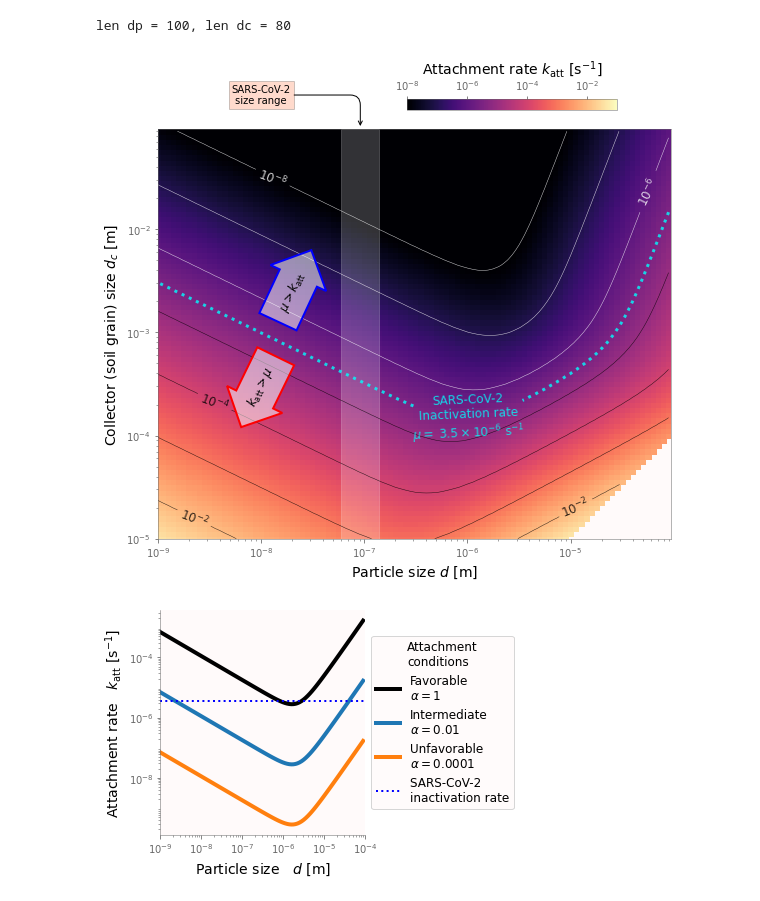
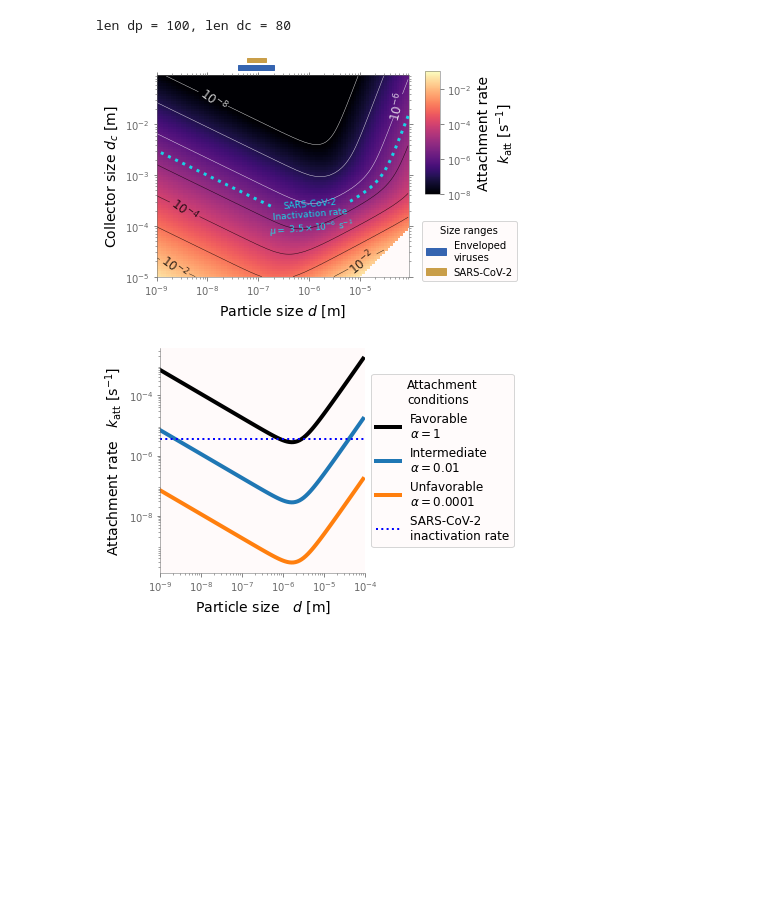
Before and after one commit to edsaac/bioparticle, a Jupyter notebook: notebooks/Concepts/Dec2022Review/AttachmentRate_Fields.ipynb, the cells around one changed output. Drawn from its saved outputs; the diff is of its cells as text; code cells hidden in the pictures; blank space fills up the shorter version.

```diff
--- a/notebooks/Concepts/Dec2022Review/AttachmentRate_Fields.ipynb
+++ b/notebooks/Concepts/Dec2022Review/AttachmentRate_Fields.ipynb
@@ -11,7 +9,7 @@ from math import floor, log10
 from os import system
 
 ''' GLOBAL CONSTANTS '''
-PI = 3.141592
+PI = np.pi
 BOLTZMANN = 1.380649E-23 #N·m/K
 TEMP = 10 + 273.15 #K
 g = 9.81 #m/s²
@@ -150,6 +150,6 @@ import matplotlib.ticker as ticker
 plt.style.use(f'/home/edsaa/Repositories/ReactiveBiomass/misc/edwin.mplstyle')
 # %%
-fig, ax = plt.subplots(figsize=(10,8))
+fig, ax = plt.subplots(figsize=(6,6))
 img = ax.pcolormesh(
     dpx, dcx,
     katt,
@@ -157,11 +157,11 @@ img = ax.pcolormesh(
     norm=colors.LogNorm(vmin=1e-8, vmax=1e-1))
 
 plt.colorbar(img,ax=ax,
-    orientation='horizontal',
-    location='top',
-    label=r"Attachment rate $k_{\rm att}$ [s$^{{-1}}$]",
-    shrink=0.3,
-    anchor=(0.7,-0.1))
+    orientation='vertical',
+    location='right',
+    label="Attachment rate\n" + r"$k_{\rm att}$ [s$^{{-1}}$]",
+    shrink=0.3, aspect=8,
+    anchor=(0.0, 0.65))
 
 cs = ax.contour(dpx,dcx,katt,
     np.power(10.0, np.arange(-8,0,1)),
@@ -173,55 +173,70 @@ cs = ax.contour(dpx,dcx,katt,
 cs_decay = ax.contour(dpx,dcx,katt,
     [decayRate],
     colors='cyan',
     alpha=0.8,
     linewidths=3.0,
     linestyles="dotted",
     norm=colors.LogNorm(vmin=1e-7*alpha, vmax=1e2*alpha))
 
 ax.set_yscale('log')
 ax.set_xscale('log')
 ax.set_aspect('equal')
 ax.set_xlabel(r"Particle size $d$ [m]")
-ax.set_ylabel(r"Collector (soil grain) size $d_c$ [m]")
+ax.set_ylabel(r"Collector size $d_c$ [m]")
 
 ax.clabel(cs, cs.levels[::2], inline=True, fmt=p_notation,
     fontsize=12,
     colors=[*"wwkkkk"])
 
 ax.clabel(cs_decay, cs_decay.levels, inline=True,
     fmt= lambda x: f"SARS-CoV-2\nInactivation rate\n$\mu =$ {sci_notation(x)} s$^{{-1}}$",
-    fontsize=12, manual=[(1e-6, 2e-4)])
+    fontsize=9, manual=[(1e-6, 2e-4)])
 
-ax.spines.top.set_visible(True)
+## Virus size
+
+rect_envirus = Rectangle(
+    (40e-9, 1.2e-1),
+    width=200e-9 - 40e-9, height=3e-2, clip_on=False,
+    fc="#3564b0", ec="#3564b0", label="Enveloped\nviruses")
+
+rect_sars = Rectangle(
+    (dpVirus[0], 1.1e-1 + 6e-2),
+    width=dpVirus[1] - dpVirus[0], height=3e-2, clip_on=False,
+    fc="#c99e49", ec="#c99e49", label="SARS-CoV-2")
+
+ax.add_artist(rect_envirus)
+ax.add_artist(rect_sars)
 
 
-## Virus size
-ax.axvspan(dpVirus[0],dpVirus[1],
-    color="white",alpha=0.20)
+# ax.axvspan(dpVirus[0],dpVirus[1],
+#     color="white",alpha=0.20)
 
-ax.annotate('SARS-CoV-2\nsize range', xy=(9.16e-8,8e-2), xytext=(1e-8, 2e-1), xycoords='data',
-            fontsize=10, ha='center', va='center',
-            bbox=dict(boxstyle='square', fc='orangered',alpha=0.20),
-            arrowprops=dict(arrowstyle="->",
-                    shrinkA=0, shrinkB=10,
-                    connectionstyle="angle,angleA=0,angleB=90,rad=10"))
+# ax.annotate('SARS-CoV-2\nsize range', xy=(9.16e-8,8e-2), xytext=(1e-8, 2e-1), xycoords='data',
+#             fontsize=10, ha='center', va='center',
+#             bbox=dict(boxstyle='square', fc='orangered',alpha=0.20),
+#             arrowprops=dict(arrowstyle="->",
+#                     shrinkA=0, shrinkB=10,
+#                     connectionstyle="angle,angleA=0,angleB=90,rad=10"))
 
-## Arrows with text
-t = ax.text(
-    2.0e-8, 2.5e-3, "$\mu>k_{\\rm att}$", ha="center", va="center", rotation=65, size=12,
-    zorder=10,
-    bbox=dict(boxstyle="rarrow,pad=1.0", fc="#ffffff88", ec="b", lw=2))
+# ## Arrows with text
+# t = ax.text(
+#     2.0e-8, 2.5e-3, "$\mu>k_{\\rm att}$", ha="center", va="center", rotation=65, size=12,
+#     zorder=10,
+#     bbox=dict(boxstyle="rarrow,pad=1.0", fc="#ffffff88", ec="b", lw=2))
 
-t = ax.text(
-    1.0e-8, 3e-4, "$k_{\\rm att}>\mu$", ha="center", va="center", rotation=64, size=12,
-    zorder=10,
-    bbox=dict(boxstyle="larrow,pad=1.0", fc="#ffffff88", ec="r", lw=2))
+# t = ax.text(
+#     1.0e-8, 3e-4, "$k_{\\rm att}>\mu$", ha="center", va="center", rotation=64, size=12,
+#     zorder=10,
+#     bbox=dict(boxstyle="larrow,pad=1.0", fc="#ffffff88", ec="r", lw=2))
 
+ax.legend(title="Size ranges", fontsize=10, loc="upper left", bbox_to_anchor=(1.03, 0.30))
+ax.tick_params(axis='both', which='both', right=True, top=True)
+ax.spines.top.set_visible(True)
 plt.tight_layout()
 plt.savefig("Figures/katt_field.pdf")
 plt.show()
 # %% [output]
-[figure, old version]
+[figure, new version]
 # %%
 dc = 2.0E-3 # coarse sand
 q = uChar(hydraulicCond_kozenycarman(dc))
```
Also changed, not shown: parts of 2 cells of this notebook, 10 other files.
